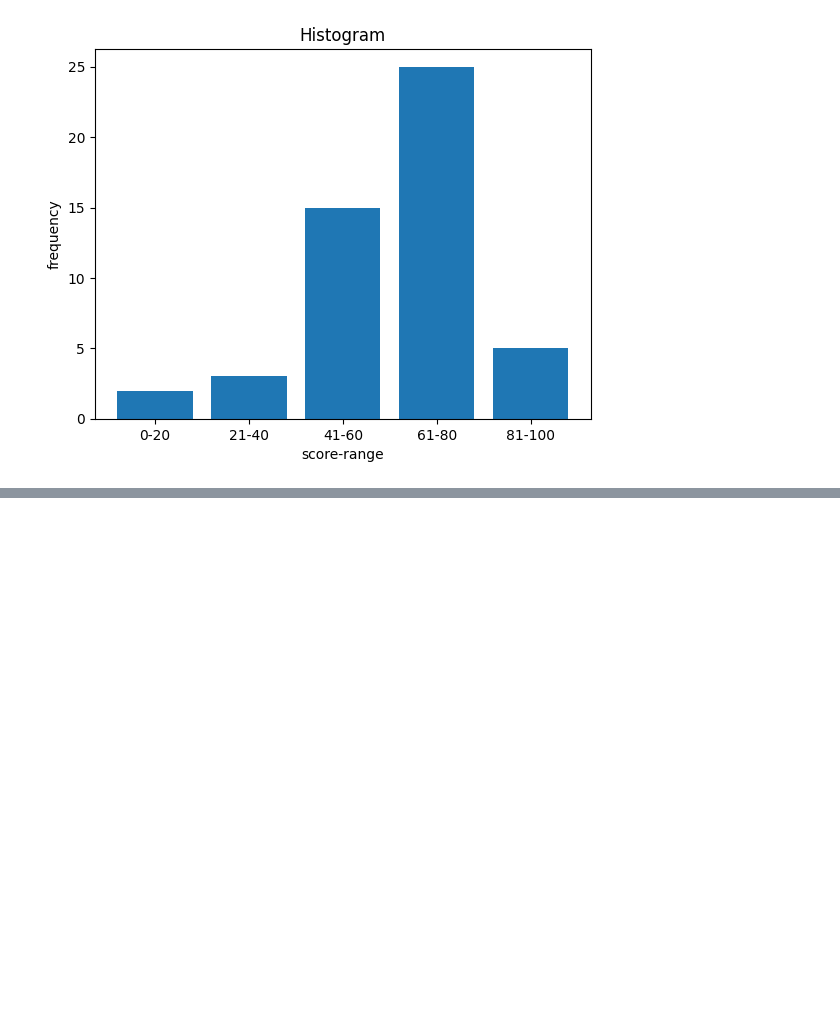
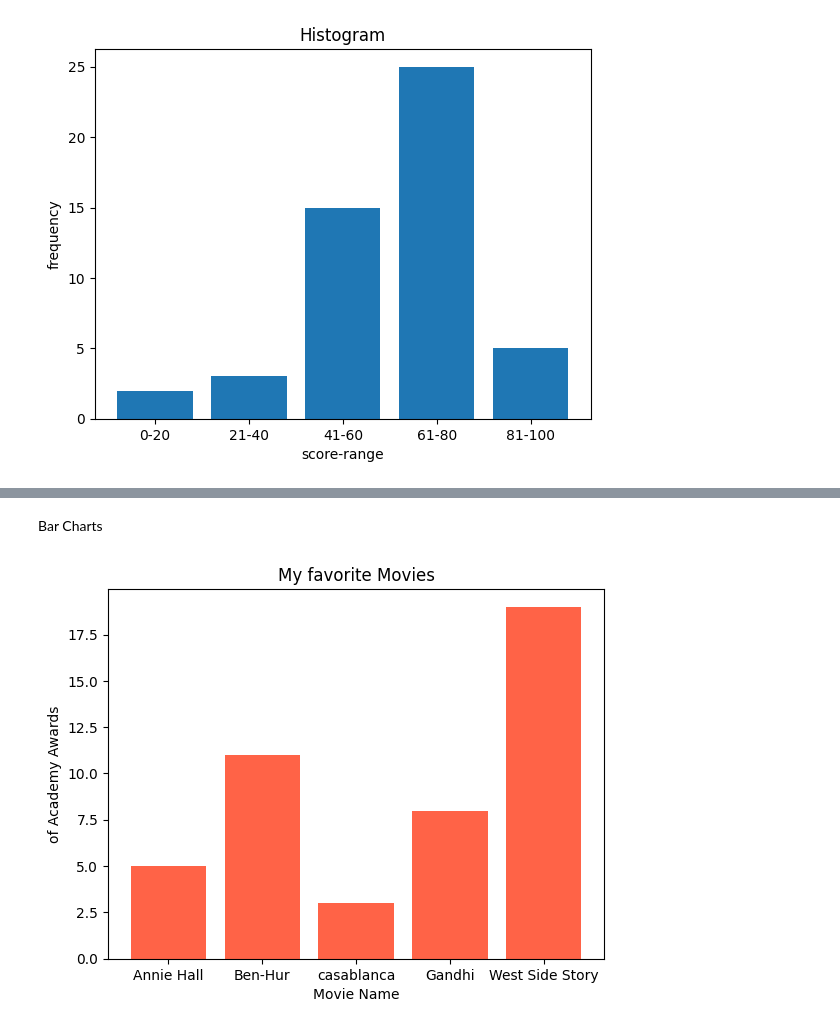
Before and after one commit to SoumenSen31/Everything-In-Python, a Jupyter notebook: data science/basic.ipynb, the cells around one changed output, grey strips where cells are left out. Cells and saved outputs as stored; diff of their text form; code cells hidden in the pictures; blank space fills up the shorter version.

```diff
--- a/data science/basic.ipynb
+++ b/data science/basic.ipynb
@@ -28,0 +44,14 @@ plt.show()
+# %% [markdown]
+Bar Charts
+# %%
+movies = ["Annie Hall","Ben-Hur","casablanca","Gandhi","West Side Story"]
+num_oscars = [ 5,11,3,8,19]
+
+plt.bar(movies,num_oscars,color="tomato")
+
+plt.title("My favorite Movies")
+plt.xlabel("Movie Name")
+plt.ylabel("of Academy Awards")
+plt.show()
+# %% [output]
+[figure, added]
```
Also changed, not shown: parts of 2 cells of this notebook.
